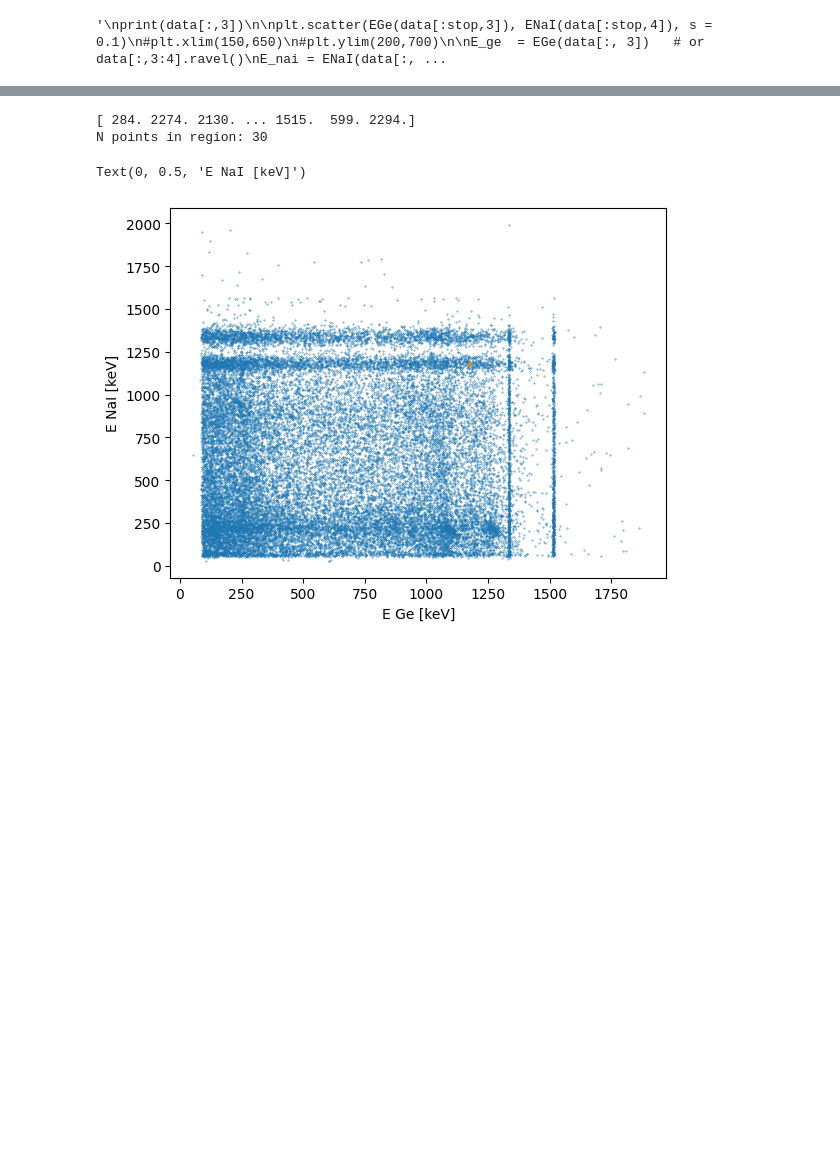
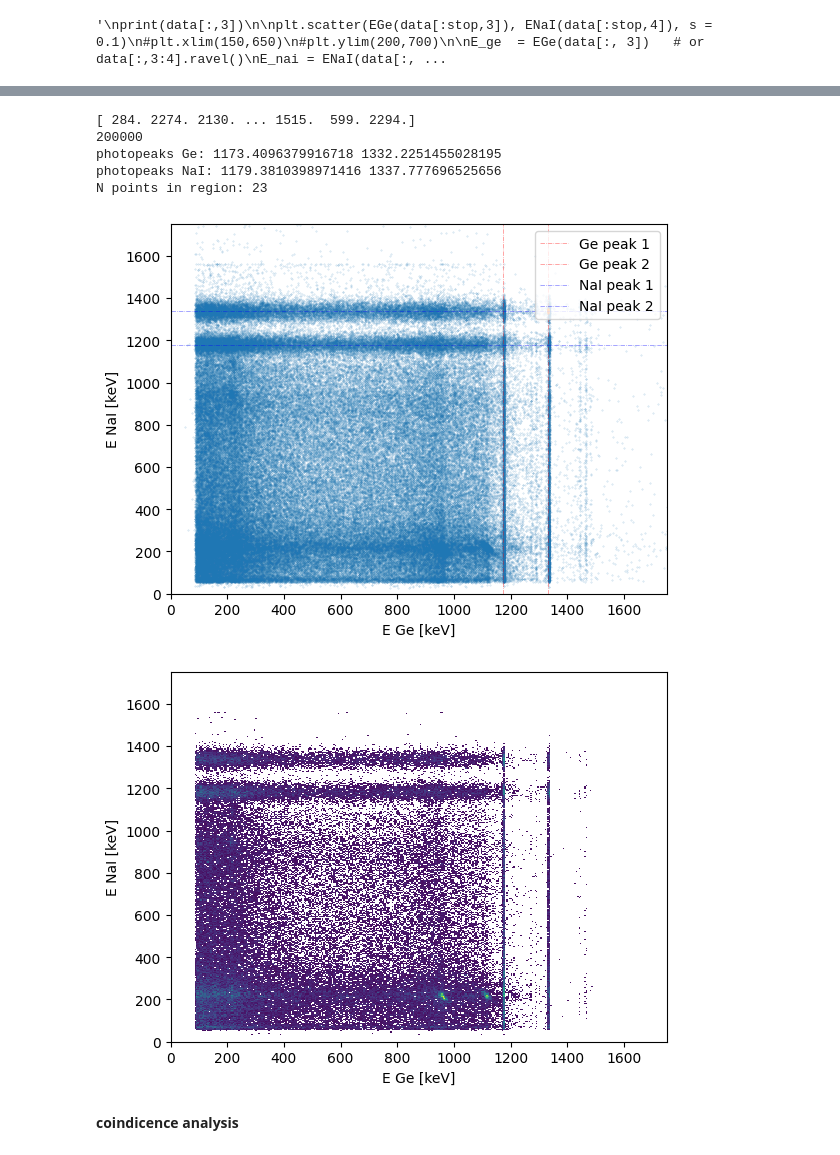
Before and after one commit to thexwon/P4, a Jupyter notebook: Gamma Coincidence Spectroscopy/gamma_code.ipynb, the cells around one changed output, grey strips where cells are left out. Cells and saved outputs as stored; diff of their text form; code cells hidden in the pictures; blank space fills up the shorter version.

```diff
--- a/Gamma Coincidence Spectroscopy/gamma_code.ipynb
+++ b/Gamma Coincidence Spectroscopy/gamma_code.ipynb
@@ -49,7 +49,7 @@ plt.xlim(lim1-100, lim2+100)
 plt.axvline(lim1, color = "gray", lw=0.5,ls="-.")
 plt.axvline(lim2, color = "gray", lw=0.5,ls="-.")
 
-popt, cov = curve_fit(gauss_bg,np.arange(len(data))[lim1:lim2], data[lim1:lim2], p0 = p0)
+popt, cov = curve_fit(gauss_bg,np.arange(len(data))[lim1:lim2], data[lim1:lim2], p0 = p0, maxfev=10000)
 
 plt.plot(x, gauss_bg(x,*popt), label = "fit", color = "red", alpha = 0.8)
 plt.legend()
@@ -494,7 +522,13 @@ data = np.genfromtxt(
     delimiter=',',
     skip_header=1  # Skip header row
 )
-
-stop = 30000
-
+print(len(data))
+plt.hist(EGe(data[:,3]), bins=100,alpha = 0.5, label = "Ge")
+plt.hist(ENaI(data[:,4]), bins=100,alpha = 0.5, label = "NaI")
+plt.legend()
+plt.show()
+stop = 200000
+plt.hist(EGe(data[stop:,3]), bins=100,alpha = 0.5, label = "Ge")
+plt.hist(ENaI(data[stop:,4]), bins=100,alpha = 0.5, label = "NaI")
+plt.show()
 #data = data[:stop,:]
@@ -501,11 +539,20 @@ stop = 30000
 # %%
+import seaborn as sns
 print(data[:,3])
+print(stop)
+plt.scatter(EGe(data[stop:,3]), ENaI(data[stop:,4]), s = 0.1,alpha = 0.3)
 
-plt.scatter(EGe(data[:stop,3]), ENaI(data[:stop,4]), s = 0.1)
-#plt.xlim(150,650)
-#plt.ylim(200,700)
 plt.xlabel('E Ge [keV]')
 plt.ylabel('E NaI [keV]')
+plt.axvline(Co60_Ge_peak1, color = "red", lw=0.5,ls="-.", label = "Ge peak 1", alpha = 0.5)
+plt.axvline(Co60_Ge_peak2, color = "red", lw=0.5,ls="-.", label = "Ge peak 2", alpha = 0.5)
+plt.axhline(Co60_NaI_peak1, color = "blue", lw=0.5,ls="-.", label = "NaI peak 1", alpha = 0.5)
+plt.axhline(Co60_NaI_peak2, color = "blue", lw=0.5,ls="-.", label = "NaI peak 2", alpha = 0.5)
+print("photopeaks Ge:", Co60_Ge_peak1, Co60_Ge_peak2)
+print("photopeaks NaI:", Co60_NaI_peak1, Co60_NaI_peak2)
+plt.xlim(0,1750)
+plt.ylim(0,1750)
+plt.legend()
 #plt.show()
 
 E_ge  = EGe(data[:, 3])   # or data[:,3:4].ravel()
@@ -516,34 +563,48 @@ mask11 = (
     (E_nai >= Co60_NaI_peak1 - Co60_NaI_sigma1) & (E_nai <= Co60_NaI_peak1 + Co60_NaI_sigma1)
 )
 
 mask12 = (
     (E_ge >= Co60_Ge_peak1 - Co60_Ge_sigma1) & (E_ge <= Co60_Ge_peak1 + Co60_Ge_sigma1) &
     (E_nai >= Co60_NaI_peak2 - Co60_NaI_sigma2) & (E_nai <= Co60_NaI_peak2 + Co60_NaI_sigma2)
 )
 
 mask21 = (
     (E_ge >= Co60_Ge_peak2 - Co60_Ge_sigma2) & (E_ge <= Co60_Ge_peak2 + Co60_Ge_sigma2) &
     (E_nai >= Co60_NaI_peak1 - Co60_NaI_sigma1) & (E_nai <= Co60_NaI_peak1 + Co60_NaI_sigma1)
 )
 
 mask22 = (
     (E_ge >= Co60_Ge_peak2 - Co60_Ge_sigma2) & (E_ge <= Co60_Ge_peak2 + Co60_Ge_sigma2) &
     (E_nai >= Co60_NaI_peak2 - Co60_NaI_sigma2) & (E_nai <= Co60_NaI_peak2 + Co60_NaI_sigma2)
 )
 
-mask = mask11
+mask = mask22
 
 indices = np.where(mask)[0]
 subset  = data[mask]
 count = np.sum(mask)
 
 print("N points in region:", count)
 
 plt.scatter(EGe(subset[:stop,3]), ENaI(subset[:stop,4]), s = 0.1)
+plt.show()
+sns.histplot(
+    x=EGe(data[stop:,3]),
+    y=ENaI(data[stop:,4]),
+    binwidth=5,
+    thresh=1,
+    cmap='viridis'
+)
 plt.xlabel('E Ge [keV]')
 plt.ylabel('E NaI [keV]')
+plt.xlim(0,1750)
+plt.ylim(0,1750)
+plt.show()
 # %% [output]
 [ 284. 2274. 2130. ... 1515.  599. 2294.]
-N points in region: 30
+200000
+photopeaks Ge: 1173.4096379916718 1332.2251455028195
+photopeaks NaI: 1179.3810398971416 1337.777696525656
+N points in region: 23
-Text(0, 0.5, 'E NaI [keV]')
-[figure, old version]
+[figure, new version]
+[figure, added]
@@ -549,0 +613,2 @@ Text(0, 0.5, 'E NaI [keV]')
+# %% [markdown]
+**coindicence analysis**
```
Also changed, not shown: parts of 22 cells of this notebook, 2 other files.
